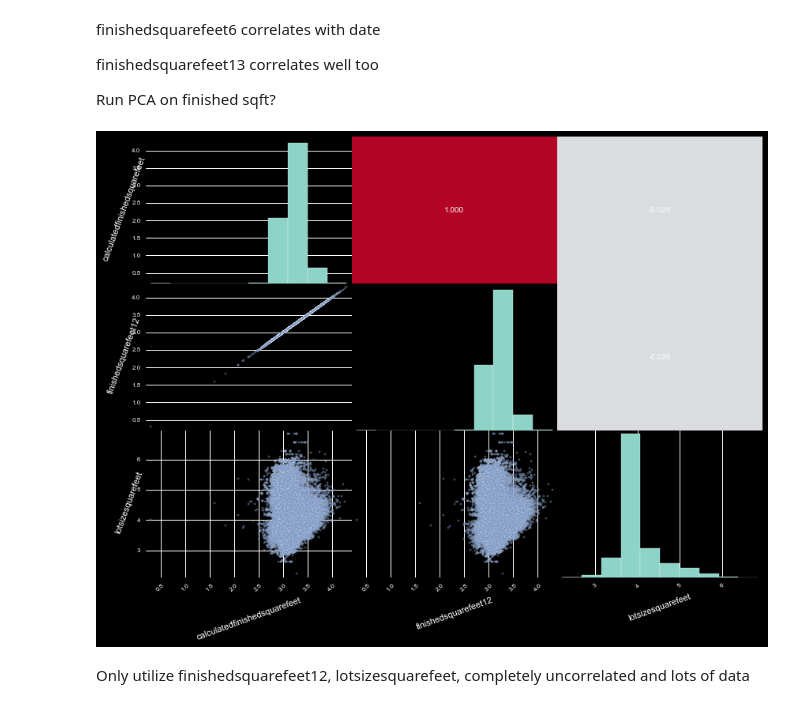
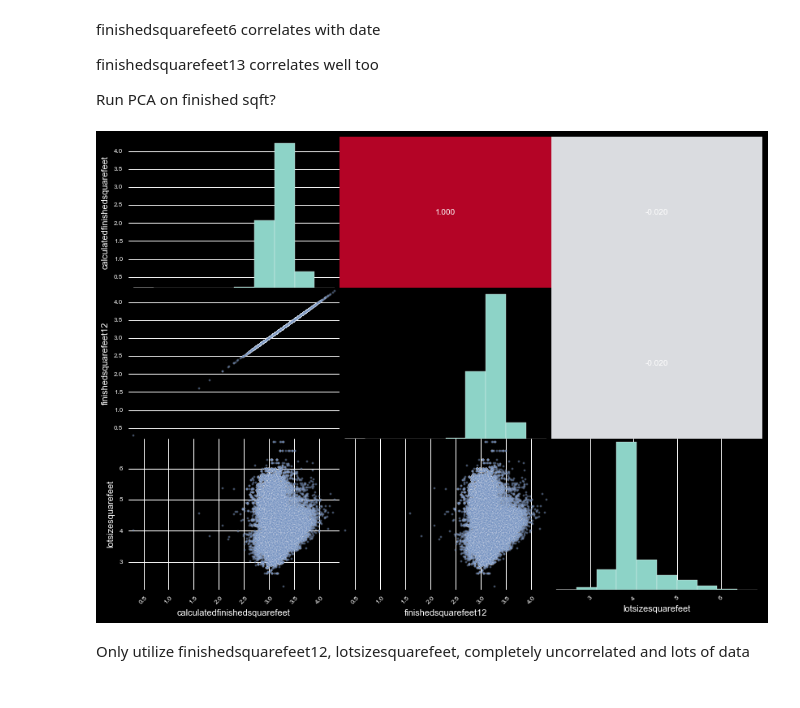
Before and after one commit to markertsean/zillow, a Jupyter notebook: Explore_Purchased.ipynb, the cells around one changed output. Cells and saved outputs as stored; diff of their text form; code cells hidden in the pictures.

```diff
--- a/Explore_Purchased.ipynb
+++ b/Explore_Purchased.ipynb
@@ -709,9 +710,9 @@ Run PCA on finished sqft?
 # %%
 bar = np.log10( foo[['calculatedfinishedsquarefeet','finishedsquarefeet12','lotsizesquarefeet']].dropna() )
 # %%
-dv.corr_plot( bar )
+dv.corr_plot( bar, y_label_rotation=90, x_label_rotation=0 )
 # %% [output]
-[figure, old version]
+[figure, new version]
 # %% [markdown]
 Only utilize finishedsquarefeet12, lotsizesquarefeet, completely uncorrelated and lots of data
 # %%
```
Also changed, not shown: parts of 1 cell of this notebook, 3 other files.
